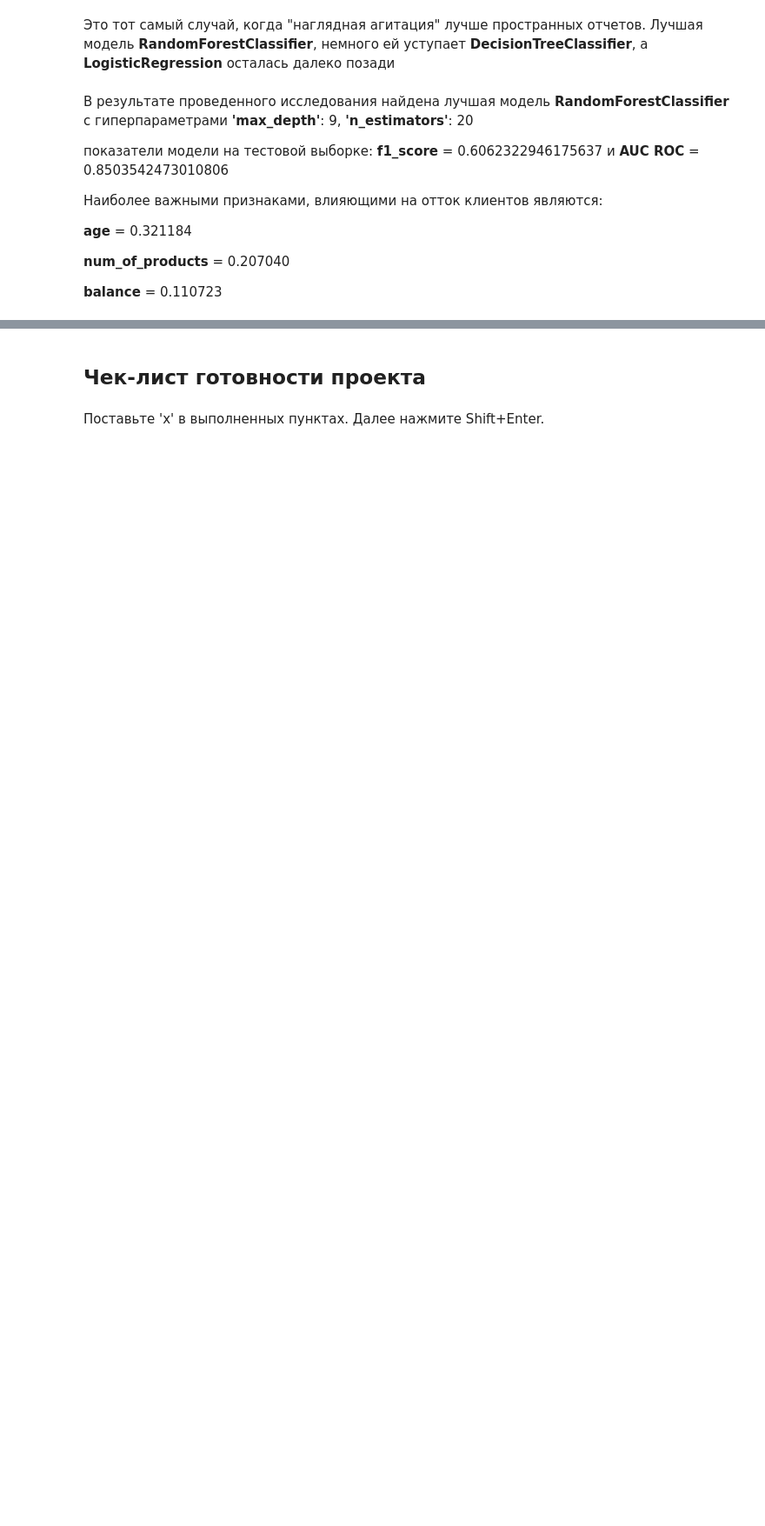
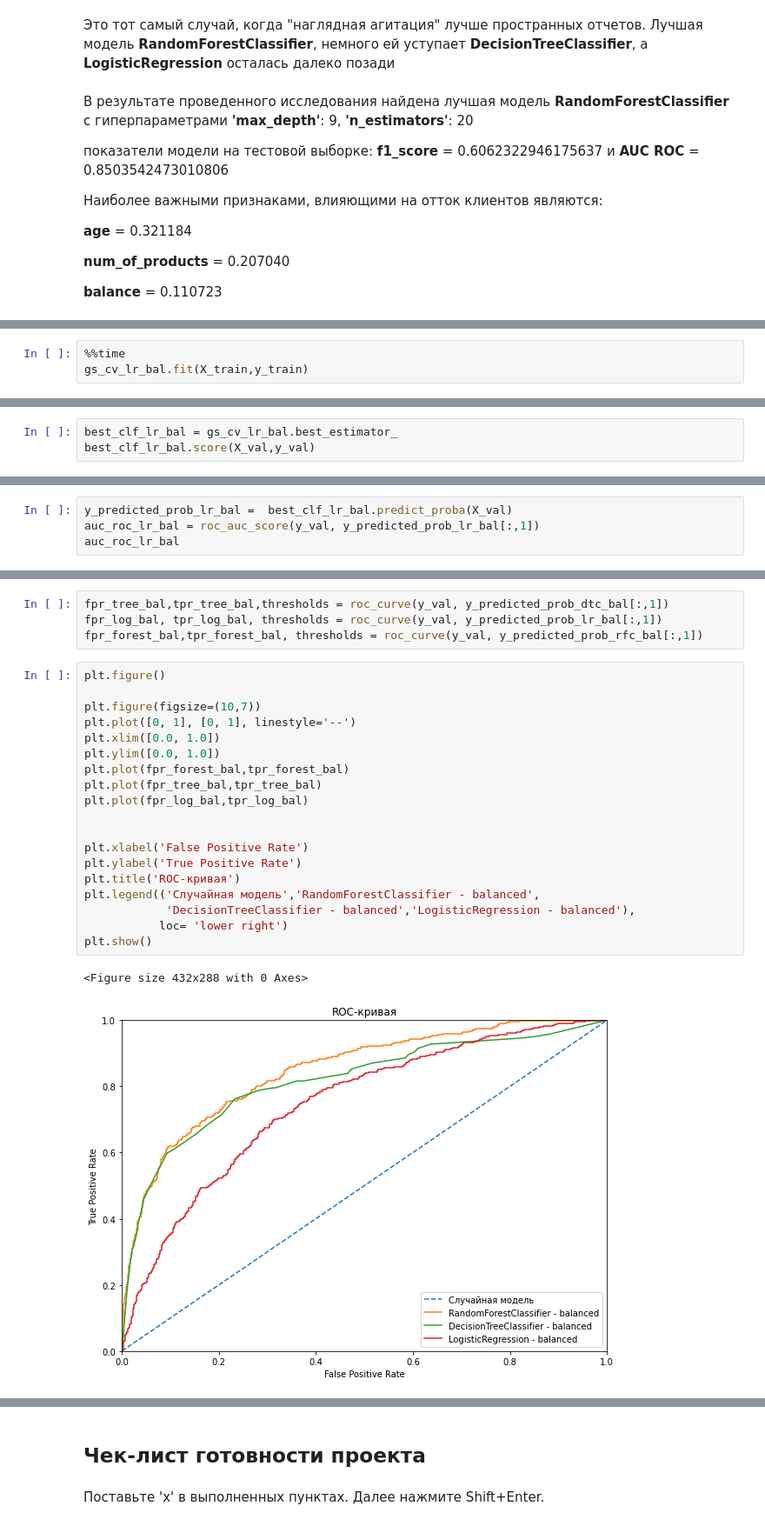
Before and after one commit to dmch1612/bank-customer-churn-modeling, a Jupyter notebook: bank-customer-churn-modeling.ipynb, the cells around one changed output, grey strips where cells are left out. Shown at 87% size. Saved outputs shown, nothing was run; the diff lists cells and outputs as text; blank space fills up the shorter version.

```diff
--- a/bank-customer-churn-modeling.ipynb
+++ b/bank-customer-churn-modeling.ipynb
@@ -432,0 +542,3 @@ plt.show()
+# %%
+%%time
+gs_cv_lr_bal.fit(X_train,y_train)
@@ -432,0 +557,3 @@ plt.show()
+# %%
+best_clf_lr_bal = gs_cv_lr_bal.best_estimator_
+best_clf_lr_bal.score(X_val,y_val)
@@ -432,0 +568,4 @@ plt.show()
+# %%
+y_predicted_prob_lr_bal =  best_clf_lr_bal.predict_proba(X_val)
+auc_roc_lr_bal = roc_auc_score(y_val, y_predicted_prob_lr_bal[:,1])
+auc_roc_lr_bal
@@ -432,0 +592,26 @@ plt.show()
+# %%
+fpr_tree_bal,tpr_tree_bal,thresholds = roc_curve(y_val, y_predicted_prob_dtc_bal[:,1])
+fpr_log_bal, tpr_log_bal, thresholds = roc_curve(y_val, y_predicted_prob_lr_bal[:,1])
+fpr_forest_bal,tpr_forest_bal, thresholds = roc_curve(y_val, y_predicted_prob_rfc_bal[:,1])
+# %%
+plt.figure()
+
+plt.figure(figsize=(10,7))
+plt.plot([0, 1], [0, 1], linestyle='--')
+plt.xlim([0.0, 1.0])
+plt.ylim([0.0, 1.0])
+plt.plot(fpr_forest_bal,tpr_forest_bal)
+plt.plot(fpr_tree_bal,tpr_tree_bal)
+plt.plot(fpr_log_bal,tpr_log_bal)
+
+
+plt.xlabel('False Positive Rate')
+plt.ylabel('True Positive Rate')
+plt.title('ROC-кривая')
+plt.legend(('Случайная модель','RandomForestClassifier - balanced',
+            'DecisionTreeClassifier - balanced','LogisticRegression - balanced'),
+           loc= 'lower right')
+plt.show()
+# %% [output]
+<Figure size 432x288 with 0 Axes>
+[figure, added]
```
Also changed, not shown: parts of 60 cells of this notebook, 1 other file.
